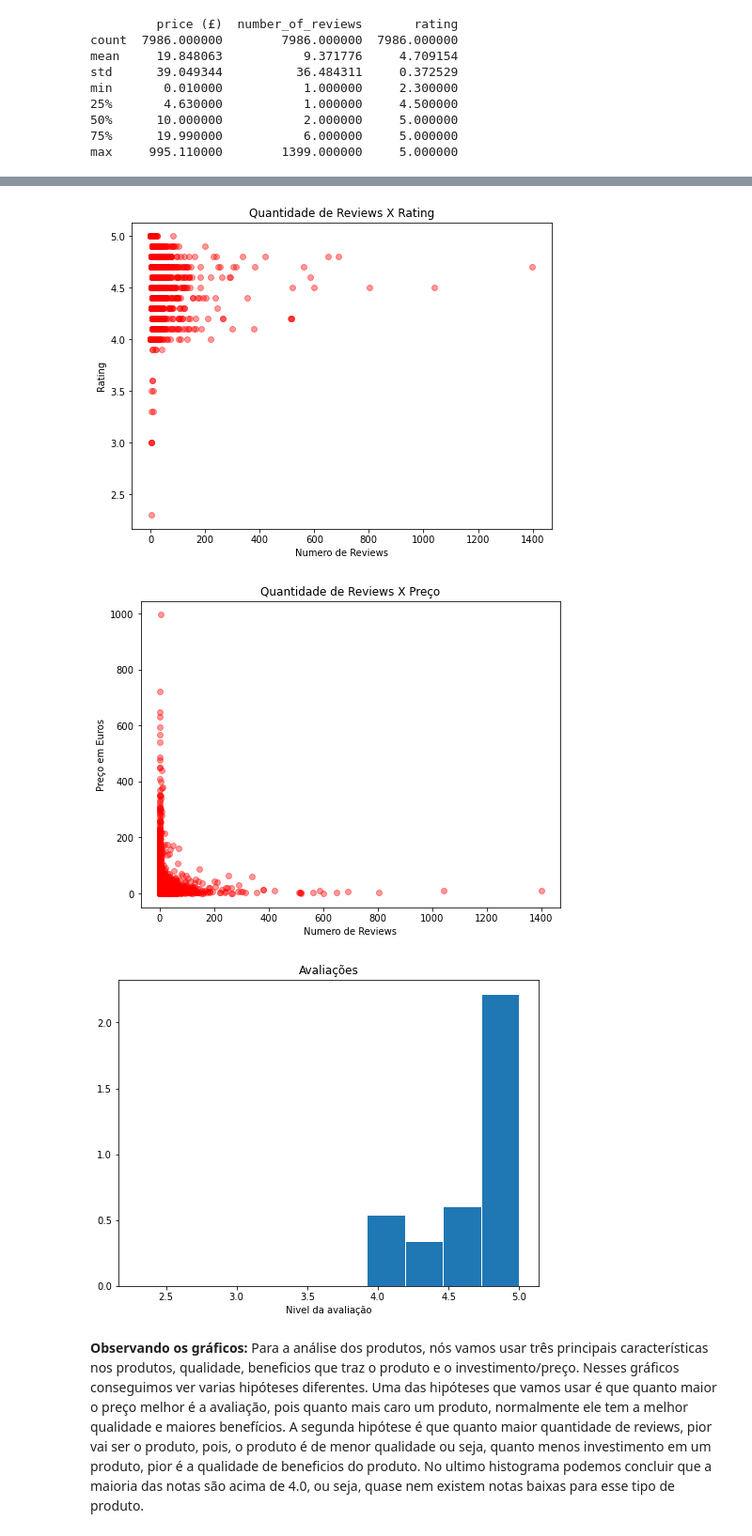
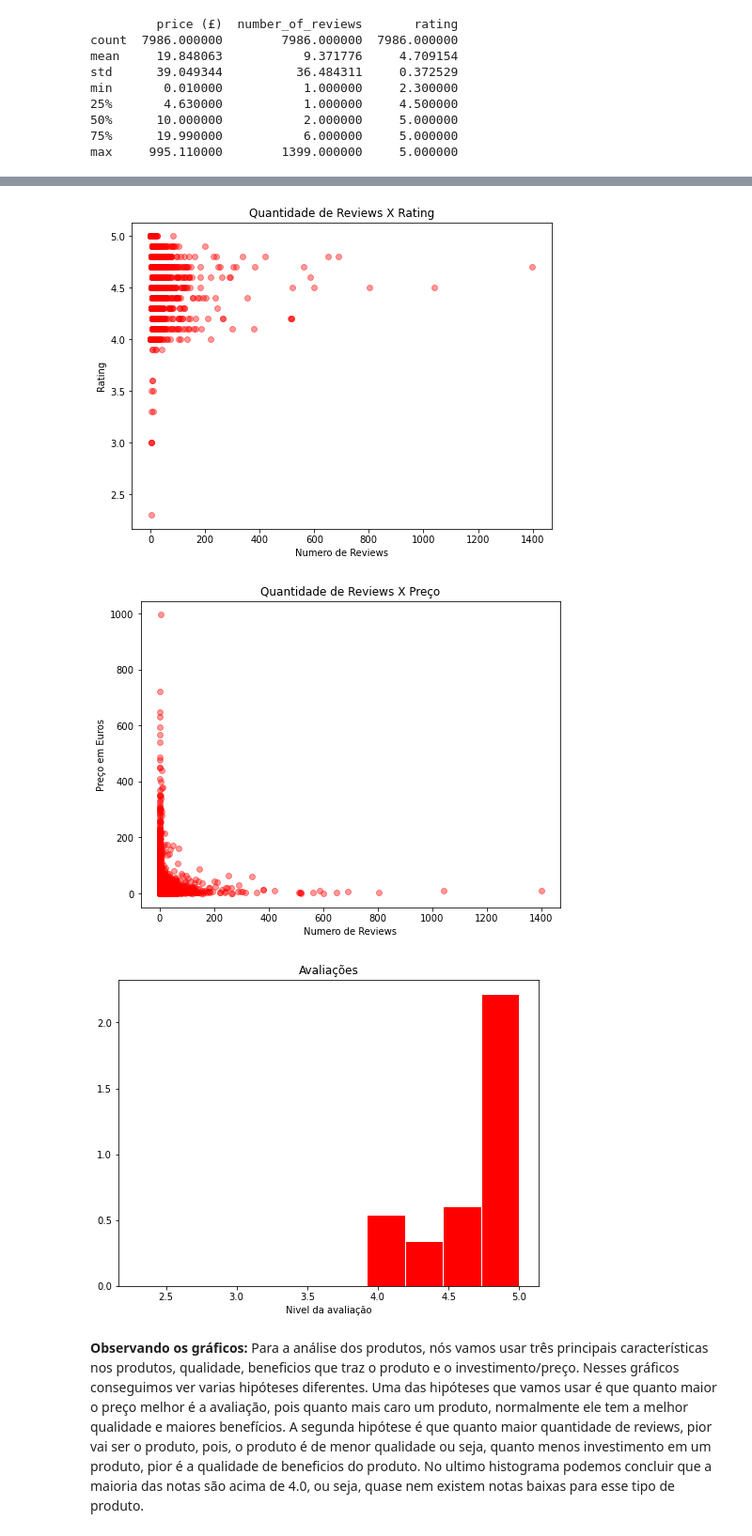
Before and after one commit to betomansur/projeto-2, a Jupyter notebook: Principal.ipynb, the cells around one changed output, grey strips where cells are left out. Shown at 94% size. Cells and saved outputs as stored; diff of their text form; code cells hidden in the pictures.

```diff
--- a/Principal.ipynb
+++ b/Principal.ipynb
@@ -63,34 +65,34 @@ sns.pairplot(dados,height = 8)
 plt.figure(figsize = (8,6))
 plt.scatter(dados.rating,dados["price (£)"], c='red', alpha=0.4)
 plt.title('Rating X Preço')
 plt.xlabel('Rating')
 plt.ylabel('Preço em euros')
 plt.show()
 
 plt.figure(figsize = (8,6))
 plt.scatter(dados.number_of_reviews, dados.rating, c='red', alpha=0.4)
 plt.title('Quantidade de Reviews X Rating')
 plt.xlabel('Numero de Reviews')
 plt.ylabel('Rating')
 
 plt.show()
 
 plt.figure(figsize = (8,6))
 plt.scatter(dados.number_of_reviews, dados["price (£)"], c='red', alpha=0.4)
 plt.title('Quantidade de Reviews X Preço')
 plt.xlabel('Numero de Reviews')
 plt.ylabel('Preço em Euros')
 
 plt.figure(figsize = (8,6))
-plt.hist(dados.rating, edgecolor = 'white', density = True)
+plt.hist(dados.rating, edgecolor = 'white', density = True, color = "red")
 plt.title('Avaliações')
 plt.xlabel('Nivel da avaliação')
 
 plt.show()
 # %% [output]
 [figure]
 [figure]
 [figure]
-[figure, old version]
+[figure, new version]
 # %% [markdown]
 **Observando os gráficos:** Para a análise dos produtos, nós vamos usar três principais características nos produtos, qualidade, beneficios que traz o produto e o investimento/preço. Nesses gráficos conseguimos ver varias hipóteses diferentes. Uma das hipóteses que vamos usar é que quanto maior o preço melhor é a avaliação, pois quanto mais caro um produto, normalmente ele tem a melhor qualidade e maiores benefícios. A segunda hipótese é que quanto maior quantidade de reviews, pior vai ser o produto, pois, o produto é de menor qualidade ou seja, quanto menos investimento em um produto, pior é a qualidade de beneficios do produto. No ultimo histograma podemos concluir que a maioria das notas são acima de 4.0, ou seja, quase nem existem notas baixas para esse tipo de produto.
```
Also changed, not shown: parts of 7 cells of this notebook.
